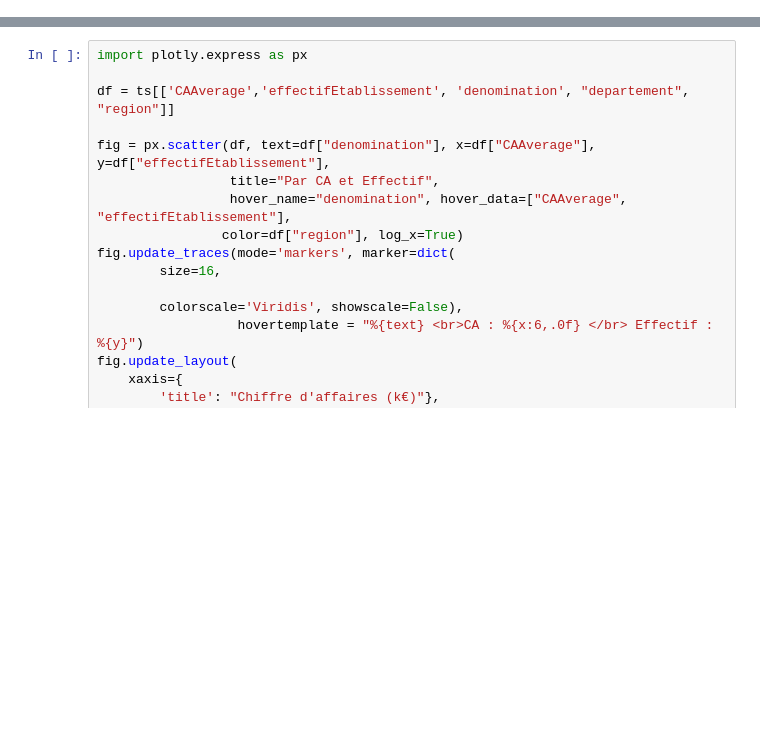
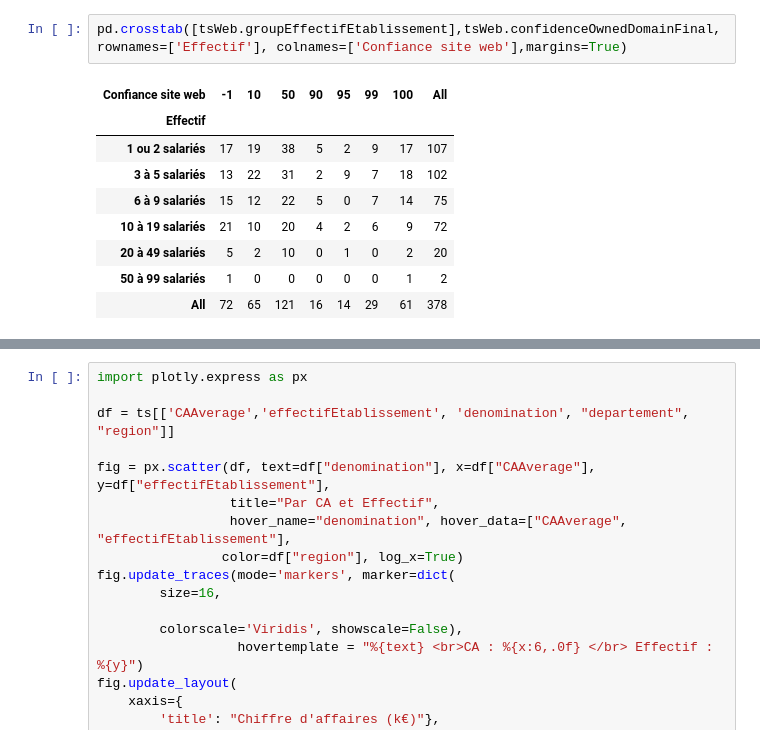
Before and after one commit to laurentmau/sireneTools, a Jupyter notebook: src/stats.ipynb, the cells around one changed output, grey strips where cells are left out. Saved outputs shown, nothing was run; the diff lists cells and outputs as text; blank space fills up the shorter version.

```diff
--- a/src/stats.ipynb
+++ b/src/stats.ipynb
@@ -29,0 +52,12 @@ ts = pd.read_json(fileDataName, orient='index')
+# %%
+pd.crosstab([tsWeb.groupEffectifEtablissement],tsWeb.confidenceOwnedDomainFinal, rownames=['Effectif'], colnames=['Confiance site web'],margins=True)
+# %% [output]
+| Confiance site web | -1 | 10 | 50 | 90 | 95 | 99 | 100 | All |
+| Effectif |  |  |  |  |  |  |  |  |
+| 1 ou 2 salariés | 17 | 19 | 38 | 5 | 2 | 9 | 17 | 107 |
+| 3 à 5 salariés | 13 | 22 | 31 | 2 | 9 | 7 | 18 | 102 |
+| 6 à 9 salariés | 15 | 12 | 22 | 5 | 0 | 7 | 14 | 75 |
+| 10 à 19 salariés | 21 | 10 | 20 | 4 | 2 | 6 | 9 | 72 |
+| 20 à 49 salariés | 5 | 2 | 10 | 0 | 1 | 0 | 2 | 20 |
+| 50 à 99 salariés | 1 | 0 | 0 | 0 | 0 | 0 | 1 | 2 |
+| All | 72 | 65 | 121 | 16 | 14 | 29 | 61 | 378 |
```
Also changed, not shown: parts of 27 cells of this notebook, 13 other files.
